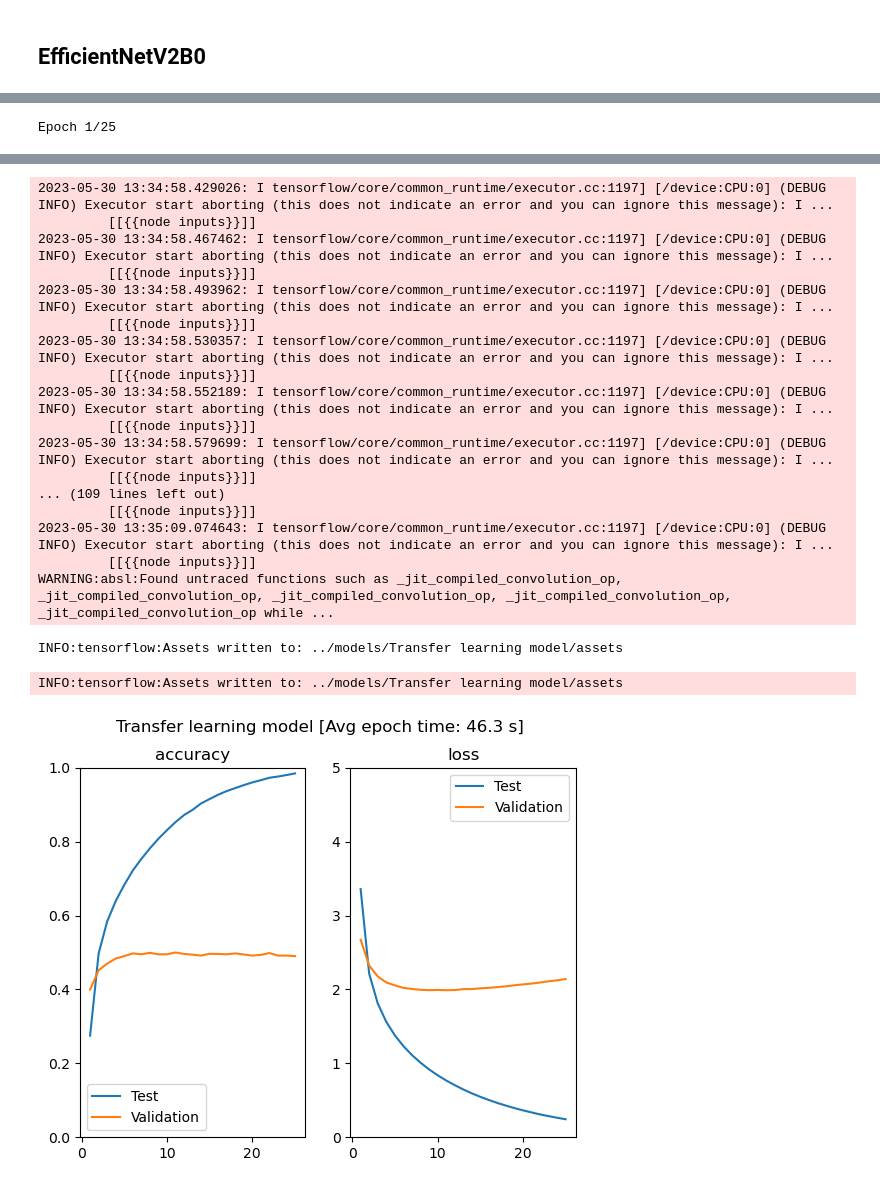
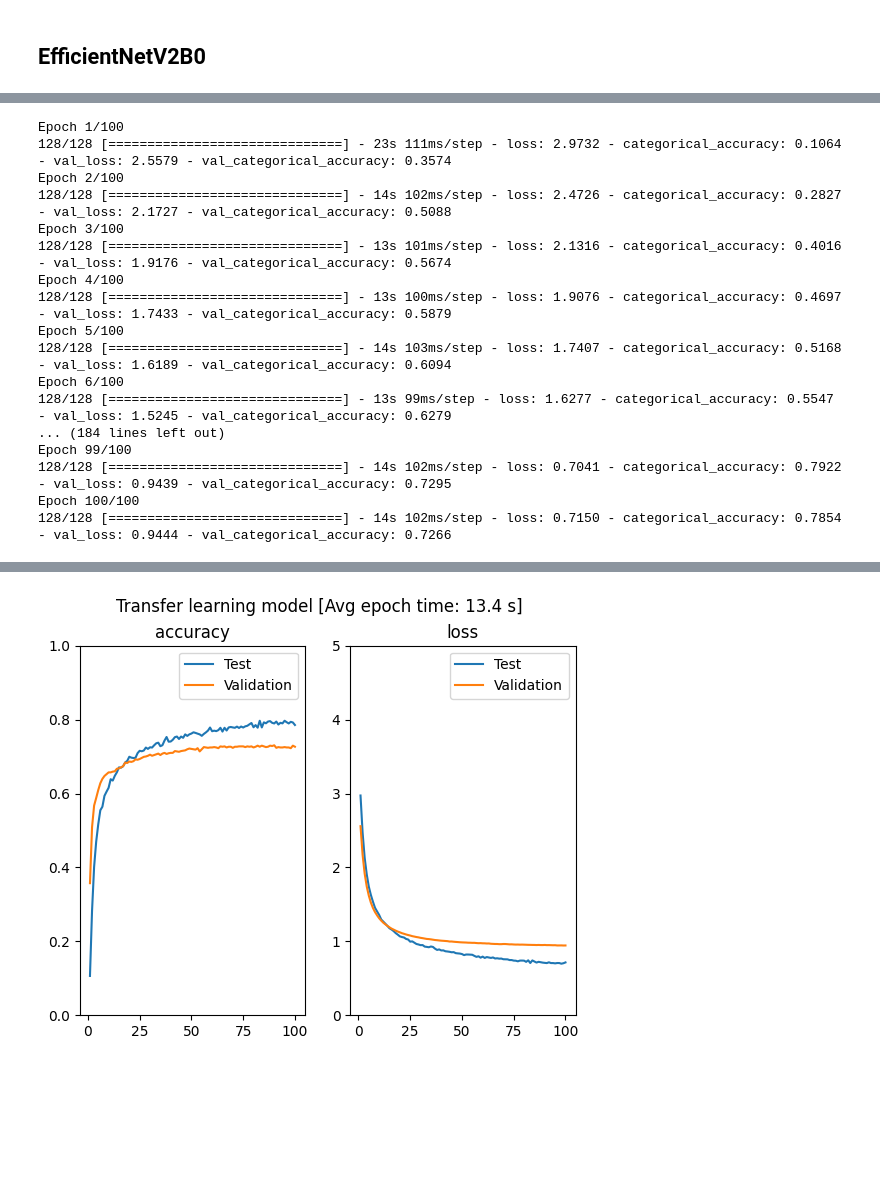
Before and after one commit to pkrucz00/wdzd_project, a Jupyter notebook: report.ipynb, the cells around one changed output, grey strips where cells are left out. Saved outputs shown, nothing was run; the diff lists cells and outputs as text; code cells hidden in the pictures; blank space fills up the shorter version.

```diff
--- a/report.ipynb
+++ b/report.ipynb
@@ -42,10 +33,8 @@ Num GPUs Available:  1
 DATA_FOLDER="data-trimmed"
 
 INPUT_SHAPE = (256, 256, 3)
-BATCH_SIZE = 16
+BATCH_SIZE = 32
 # %%
-# Class and function for showing the chart of validation accuracy and loss
-
 class TimeHistory(keras.callbacks.Callback):
     def on_train_begin(self, logs={}):
         self.times = []
@@ -77,12 +66,11 @@ def plot_train_results(history, times, title):
     ax2.set_ylim([0, 5])
     ax2.legend()
 
-
-# training the model and plotting training results
 def train_and_check_model(model, model_name, t_ds, v_ds, epochs=150, lr_scale=1):
+    """Trains the model and plots training results"""
     time_history = TimeHistory()
 
-    model.compile(optimizer=keras.optimizers.Adam(learning_rate=0.001*lr_scale),
+    model.compile(optimizer=keras.optimizers.Nadam(learning_rate=0.001*lr_scale),
                   loss="categorical_crossentropy", metrics=[keras.metrics.CategoricalAccuracy()])
     history = model.fit(t_ds,
                     validation_data=v_ds,
@@ -91,5 +79,4 @@ def train_and_check_model(model, model_name, t_ds, v_ds, epochs=150, lr_scale=1)
                     callbacks=[time_history])
 
     model.save(f"./models/{model_name}")
-
     plot_train_results(history, time_history.times, model_name)
@@ -166,16 +182,26 @@ Trainable params: 5,858,704
 Non-trainable params: 60,608
 __________________________________________________________________________________________________
 # %%
+DROPOUT_RATE = 0.6
+L1_PENALTY = 1e-5
+L2_PENALTY = 1e-5
+
 def create_transferred_model(base_model):
-    base_model.trainable = False   # 🔫👮‍♂️ Freezing the base model
+    base_model.trainable = False  # Freezing the base model
 
-    inputs = keras.Input(shape=(256, 256, 3), batch_size=BATCH_SIZE)
+    inputs = keras.Input(shape=(256, 256, 3),
+                         batch_size=BATCH_SIZE)
     scaled = keras.layers.Rescaling(scale=1./255.)(inputs)
 
     x_base = base_model(scaled, training=False)
     gap_layer = keras.layers.GlobalAveragePooling2D()(x_base)
 
-    outputs = keras.layers.Dense(101, activation="softmax")(gap_layer)
+    dropout_layer = keras.layers.Dropout(DROPOUT_RATE)(gap_layer)
+
+    outputs = keras.layers.Dense(NUM_CLASSES,
+                                 activation="softmax",
+                                 kernel_regularizer=keras.regularizers.L1L2(l1=L1_PENALTY, l2=L2_PENALTY),
+                                 )(dropout_layer)
     return keras.models.Model(inputs, outputs)
 # %%
 transferred_model = create_transferred_model(efficient_net)
@@ -215,4 +242,20 @@ without_training.evaluate(validation_ds)
 # %%
-train_and_check_model(transferred_model, "Transfer learning model", t_ds=train_ds, v_ds=validation_ds, epochs=20)
+train_and_check_model(transferred_model, "Transfer learning model", t_ds=train_ds, v_ds=validation_ds, epochs=100, lr_scale=0.2)
 # %% [output]
-Epoch 1/25
+Epoch 1/100
+128/128 [==============================] - 23s 111ms/step - loss: 2.9732 - categorical_accuracy: 0.1064 - val_loss: 2.5579 - val_categorical_accuracy: 0.3574
+Epoch 2/100
+128/128 [==============================] - 14s 102ms/step - loss: 2.4726 - categorical_accuracy: 0.2827 - val_loss: 2.1727 - val_categorical_accuracy: 0.5088
+Epoch 3/100
+128/128 [==============================] - 13s 101ms/step - loss: 2.1316 - categorical_accuracy: 0.4016 - val_loss: 1.9176 - val_categorical_accuracy: 0.5674
+Epoch 4/100
+128/128 [==============================] - 13s 100ms/step - loss: 1.9076 - categorical_accuracy: 0.4697 - val_loss: 1.7433 - val_categorical_accuracy: 0.5879
+Epoch 5/100
+128/128 [==============================] - 14s 103ms/step - loss: 1.7407 - categorical_accuracy: 0.5168 - val_loss: 1.6189 - val_categorical_accuracy: 0.6094
+Epoch 6/100
+128/128 [==============================] - 13s 99ms/step - loss: 1.6277 - categorical_accuracy: 0.5547 - val_loss: 1.5245 - val_categorical_accuracy: 0.6279
+... (184 lines left out)
+Epoch 99/100
+128/128 [==============================] - 14s 102ms/step - loss: 0.7041 - categorical_accuracy: 0.7922 - val_loss: 0.9439 - val_categorical_accuracy: 0.7295
+Epoch 100/100
+128/128 [==============================] - 14s 102ms/step - loss: 0.7150 - categorical_accuracy: 0.7854 - val_loss: 0.9444 - val_categorical_accuracy: 0.7266
@@ -244,20 +263 @@ Epoch 25/25
-2023-05-30 13:34:58.429026: I tensorflow/core/common_runtime/executor.cc:1197] [/device:CPU:0] (DEBUG INFO) Executor start aborting (this does not indicate an error and you can ignore this message): I ...
-         [[{{node inputs}}]]
-2023-05-30 13:34:58.467462: I tensorflow/core/common_runtime/executor.cc:1197] [/device:CPU:0] (DEBUG INFO) Executor start aborting (this does not indicate an error and you can ignore this message): I ...
-         [[{{node inputs}}]]
-2023-05-30 13:34:58.493962: I tensorflow/core/common_runtime/executor.cc:1197] [/device:CPU:0] (DEBUG INFO) Executor start aborting (this does not indicate an error and you can ignore this message): I ...
-         [[{{node inputs}}]]
-2023-05-30 13:34:58.530357: I tensorflow/core/common_runtime/executor.cc:1197] [/device:CPU:0] (DEBUG INFO) Executor start aborting (this does not indicate an error and you can ignore this message): I ...
-         [[{{node inputs}}]]
-2023-05-30 13:34:58.552189: I tensorflow/core/common_runtime/executor.cc:1197] [/device:CPU:0] (DEBUG INFO) Executor start aborting (this does not indicate an error and you can ignore this message): I ...
-         [[{{node inputs}}]]
-2023-05-30 13:34:58.579699: I tensorflow/core/common_runtime/executor.cc:1197] [/device:CPU:0] (DEBUG INFO) Executor start aborting (this does not indicate an error and you can ignore this message): I ...
-         [[{{node inputs}}]]
-... (109 lines left out)
-         [[{{node inputs}}]]
-2023-05-30 13:35:09.074643: I tensorflow/core/common_runtime/executor.cc:1197] [/device:CPU:0] (DEBUG INFO) Executor start aborting (this does not indicate an error and you can ignore this message): I ...
-         [[{{node inputs}}]]
-WARNING:absl:Found untraced functions such as _jit_compiled_convolution_op, _jit_compiled_convolution_op, _jit_compiled_convolution_op, _jit_compiled_convolution_op, _jit_compiled_convolution_op while ...
-INFO:tensorflow:Assets written to: ../models/Transfer learning model/assets
-INFO:tensorflow:Assets written to: ../models/Transfer learning model/assets
-[figure, old version]
+[figure, new version]
```
Also changed, not shown: parts of 32 cells of this notebook, 2 other files.
